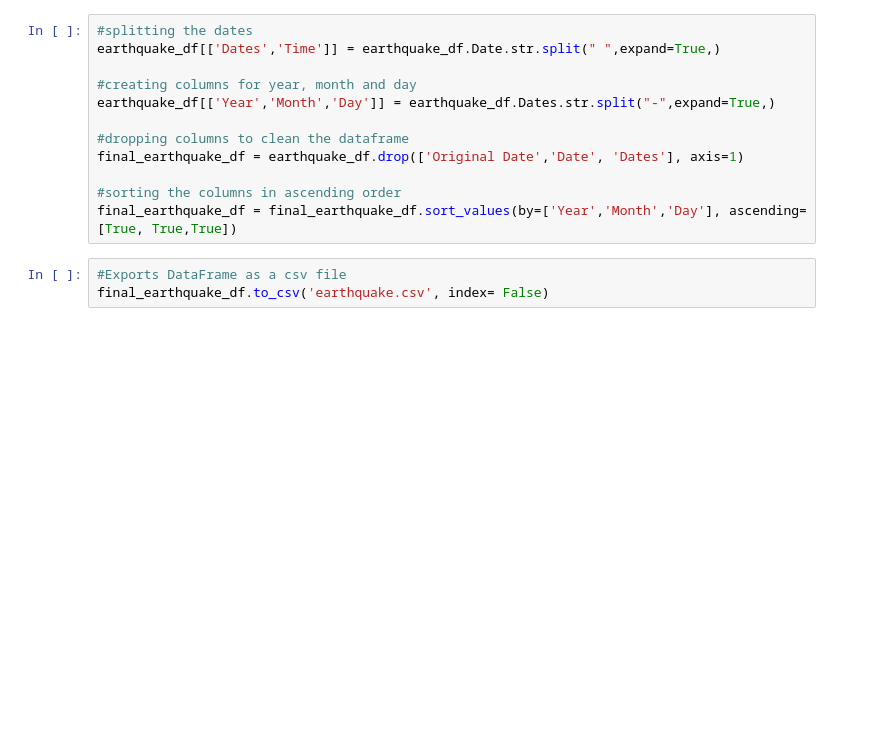
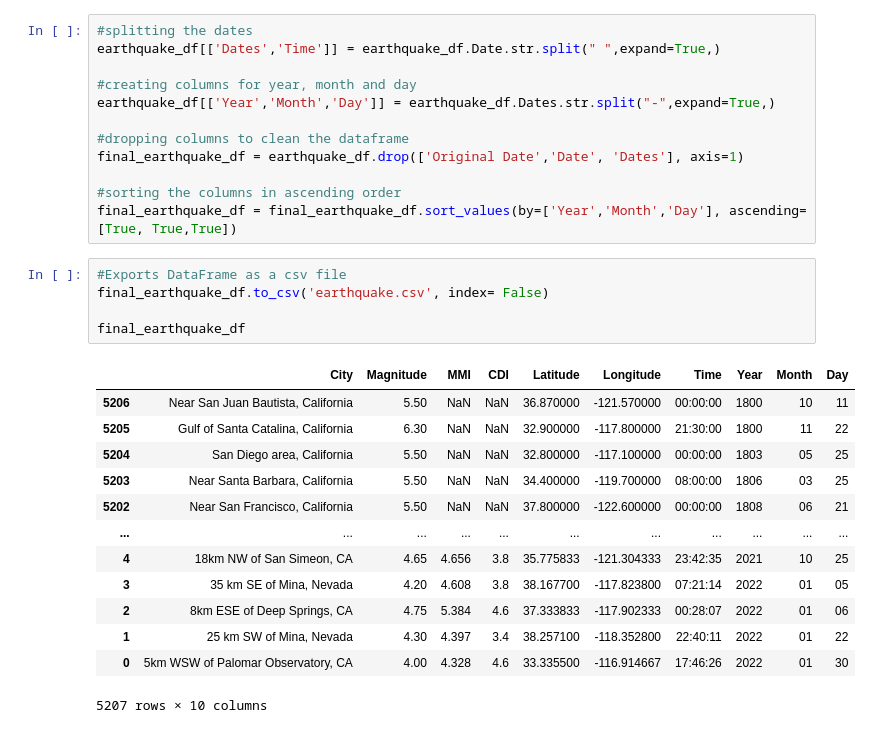
Before and after one commit to chronicJatt/Project-1, a Jupyter notebook: Final_Clean_Data.ipynb, the cells around one changed output. Drawn from its saved outputs; the diff is of its cells as text; blank space fills up the shorter version.

```diff
--- a/Final_Clean_Data.ipynb
+++ b/Final_Clean_Data.ipynb
@@ -189,3 +146,19 @@ final_earthquake_df = final_earthquake_df.sort_values(by=['Year','Month','Day'],
 # %%
 #Exports DataFrame as a csv file
 final_earthquake_df.to_csv('earthquake.csv', index= False)
+
+final_earthquake_df
+# %% [output]
+|  | City | Magnitude | MMI | CDI | Latitude | Longitude | Time | Year | Month | Day |
+| 5206 | Near San Juan Bautista, California | 5.50 | NaN | NaN | 36.870000 | -121.570000 | 00:00:00 | 1800 | 10 | 11 |
+| 5205 | Gulf of Santa Catalina, California | 6.30 | NaN | NaN | 32.900000 | -117.800000 | 21:30:00 | 1800 | 11 | 22 |
+| 5204 | San Diego area, California | 5.50 | NaN | NaN | 32.800000 | -117.100000 | 00:00:00 | 1803 | 05 | 25 |
+| 5203 | Near Santa Barbara, California | 5.50 | NaN | NaN | 34.400000 | -119.700000 | 08:00:00 | 1806 | 03 | 25 |
+| 5202 | Near San Francisco, California | 5.50 | NaN | NaN | 37.800000 | -122.600000 | 00:00:00 | 1808 | 06 | 21 |
+| ... | ... | ... | ... | ... | ... | ... | ... | ... | ... | ... |
+| 4 | 18km NW of San Simeon, CA | 4.65 | 4.656 | 3.8 | 35.775833 | -121.304333 | 23:42:35 | 2021 | 10 | 25 |
+| 3 | 35 km SE of Mina, Nevada | 4.20 | 4.608 | 3.8 | 38.167700 | -117.823800 | 07:21:14 | 2022 | 01 | 05 |
+| 2 | 8km ESE of Deep Springs, CA | 4.75 | 5.384 | 4.6 | 37.333833 | -117.902333 | 00:28:07 | 2022 | 01 | 06 |
+| 1 | 25 km SW of Mina, Nevada | 4.30 | 4.397 | 3.4 | 38.257100 | -118.352800 | 22:40:11 | 2022 | 01 | 22 |
+| 0 | 5km WSW of Palomar Observatory, CA | 4.00 | 4.328 | 4.6 | 33.335500 | -116.914667 | 17:46:26 | 2022 | 01 | 30 |
+5207 rows × 10 columns
```
Also changed, not shown: parts of 4 cells of this notebook.
